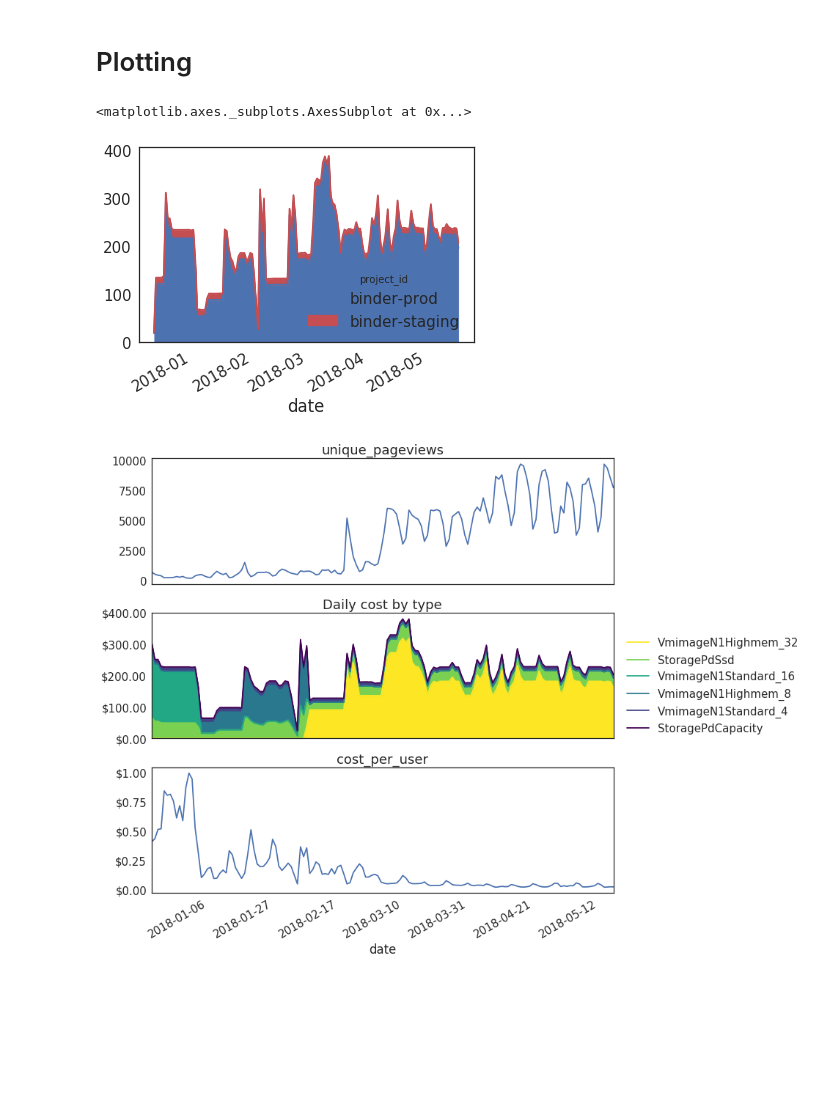
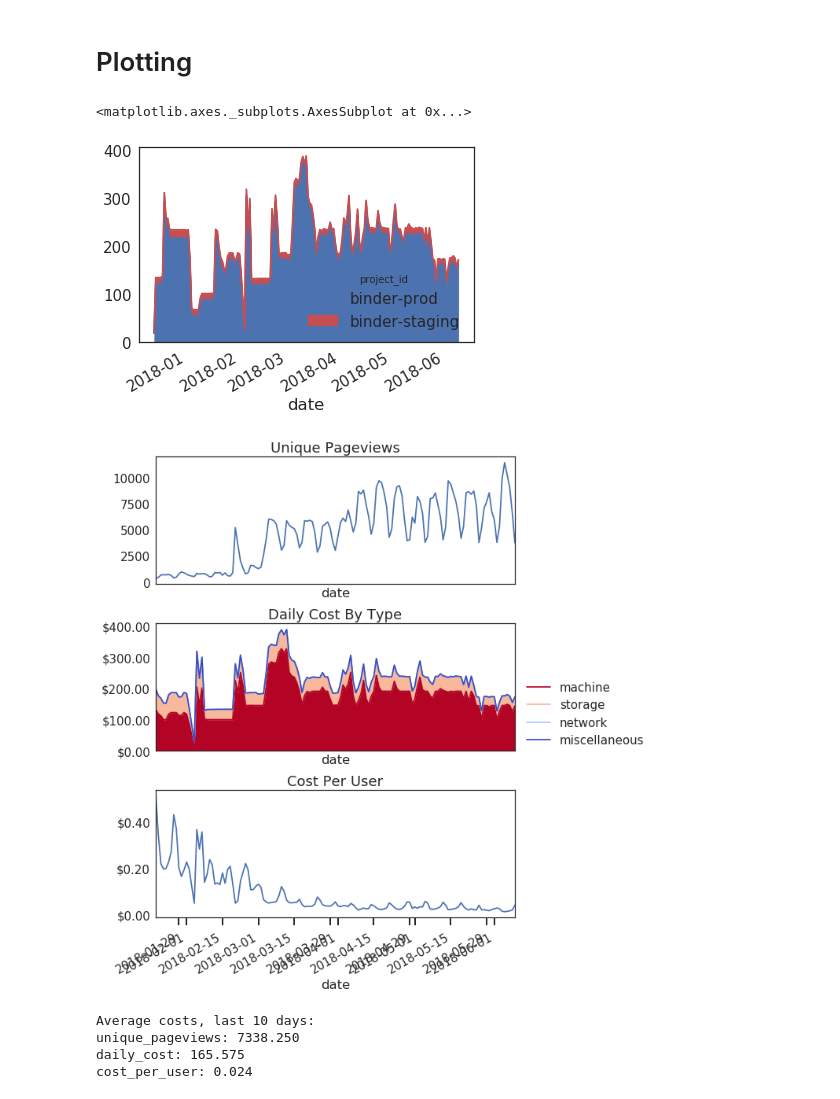
Before and after one commit to choldgraf/scipy_2018_binder, a Jupyter notebook: notebooks/figures.ipynb, the cells around one changed output. Saved outputs shown, nothing was run; the diff lists cells and outputs as text; code cells hidden in the pictures; blank space fills up the shorter version.

Commit message:
update for jupytercon

```diff
--- a/notebooks/figures.ipynb
+++ b/notebooks/figures.ipynb
@@ -17,6 +17,6 @@ ga = pd.read_csv('../data/daily_ga.csv', index_col=0)
 # %% [markdown]
 ## Billing data
 # %%
-url_data = "https://github.com/jupyterhub/binder-data/raw/master/billing/data/proc/data.json"
+url_data = "https://raw.githubusercontent.com/jupyterhub/binder-data/master/billing/data/proc/data.json"
 data = pd.read_json(url_data, orient='split')
 data['date'] = pd.to_datetime(data['date'])
@@ -23,3 +27,6 @@ data['date'] = pd.to_datetime(data['date'])
+# %%
+end_date = '2018-06-10'
+data = data.query('date < @end_date')
 # %% [markdown]
 ## Categories of cost
 # %%
@@ -45,7 +52,7 @@ costs = data.groupby(['project_id', 'date']).sum()['cost'].unstack('project_id')
 costs.plot.area(stacked=True, colors=["C0", "C2"])
 # %% [output]
 <matplotlib.axes._subplots.AxesSubplot at 0x...>
-[figure, old version]
+[figure, new version]
 # %%
 ga_daily = ga.groupby('date').sum()['unique_pageviews'].to_frame()
 costs_subset = costs.drop('binder-staging', axis=1).rename(columns={'binder-prod': 'daily_cost'})
@@ -57,23 +64,51 @@ def dollars(x, pos):
     return '${:.2f}'.format(x)
 
 formatter = FuncFormatter(dollars)
+# %%
+# Update columns with a category level
+kinds = []
+for col in categories.columns:
+    if "Vmimage" in col[1]:
+        kind = 'machine'
+    elif "Storage" in col[1]:
+        kind = "storage"
+    elif "Forwarding" in col[1] or "Network" in col[1]:
+        kind = "network"
+    else:
+        kind = "miscellaneous"
+    kinds.append(kind)
+
+categories_plot = categories.copy()
+categories_plot.columns = pd.Index(kinds, name='kind')
+categories_plot = categories_plot.stack().reset_index('kind').groupby(['date', 'kind']).sum()[0].unstack('kind')
+sorted_cols = categories_plot.mean().sort_values(ascending=False).index
+categories_plot = categories_plot[sorted_cols]
 # %%
 fig, axs = plt.subplots(3, 1, figsize=(10, 10), sharex=True)
 for ax, key in zip(axs[[0, 2]], ['unique_pageviews', 'cost_per_user']):
     total_costs[key].plot(ax=ax)
-    ax.set(title=key)
+    ax.set(title=' '.join([ii.capitalize() for ii in key.split('_')]))
 
-plt_categories = categories.iloc[:, :6]
-labels = [ii[1] for ii in plt_categories.columns]
-categories.iloc[:, :6].plot.area(cmap=plt.cm.viridis_r, ax=axs[1])
+labels = categories_plot.columns.values
+categories_plot.plot.area(cmap=plt.cm.coolwarm_r, ax=axs[1])
 axs[1].legend(labels, loc=(1.02, 0))
-axs[1].set(title="Daily cost by type")
+axs[1].set(title="Daily Cost By Type")
 for ax in axs[[1, 2]]:
     ax.yaxis.set_major_formatter(formatter)
 axs[2].set(xlim=[total_costs.index.min(), total_costs.index.max()])
+ax.tick_params('x', length=10, width=2)
 plt.tight_layout()
 
-path_fig = '../../scipy_proceedings/papers/project_jupyter/cost_breakdown.png'
-# fig.savefig(path_fig, transparent=True)
+path_fig = '../../scipy_proceedings/papers/project_jupyter/images/cost_breakdown.png'
+# fig.savefig(path_fig, transparent=True, bbox_inches='tight')
 # %% [output]
-[figure, old version]
+[figure, new version]
+# %%
+print("Average costs, last 10 days:")
+for col, vals in total_costs.tail(20).items():
+    print("{}: {:.3f}".format(col, vals.mean()))
+# %% [output]
+Average costs, last 10 days:
+unique_pageviews: 7338.250
+daily_cost: 165.575
+cost_per_user: 0.024
```
Also changed, not shown: parts of 2 cells of this notebook, 1 other file.
